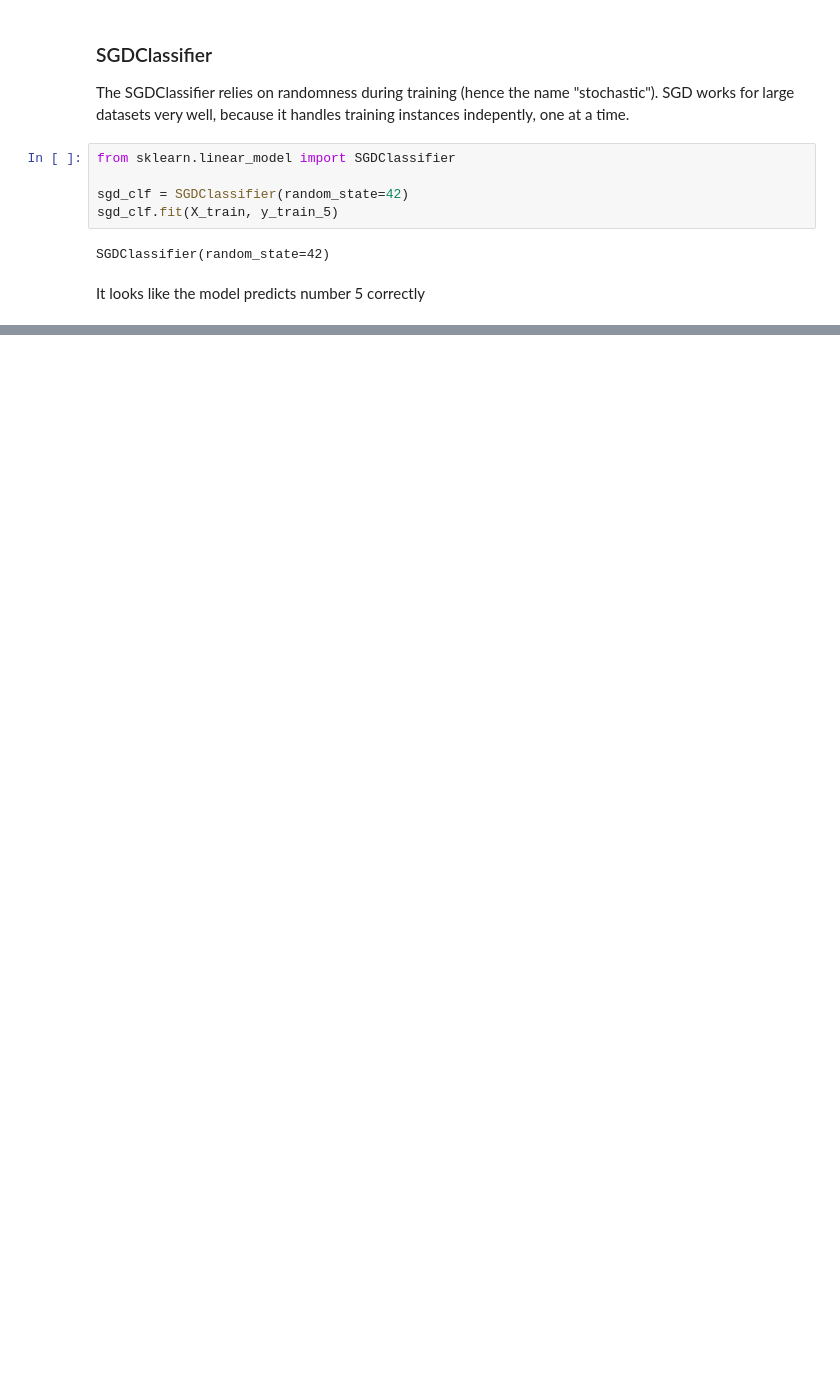
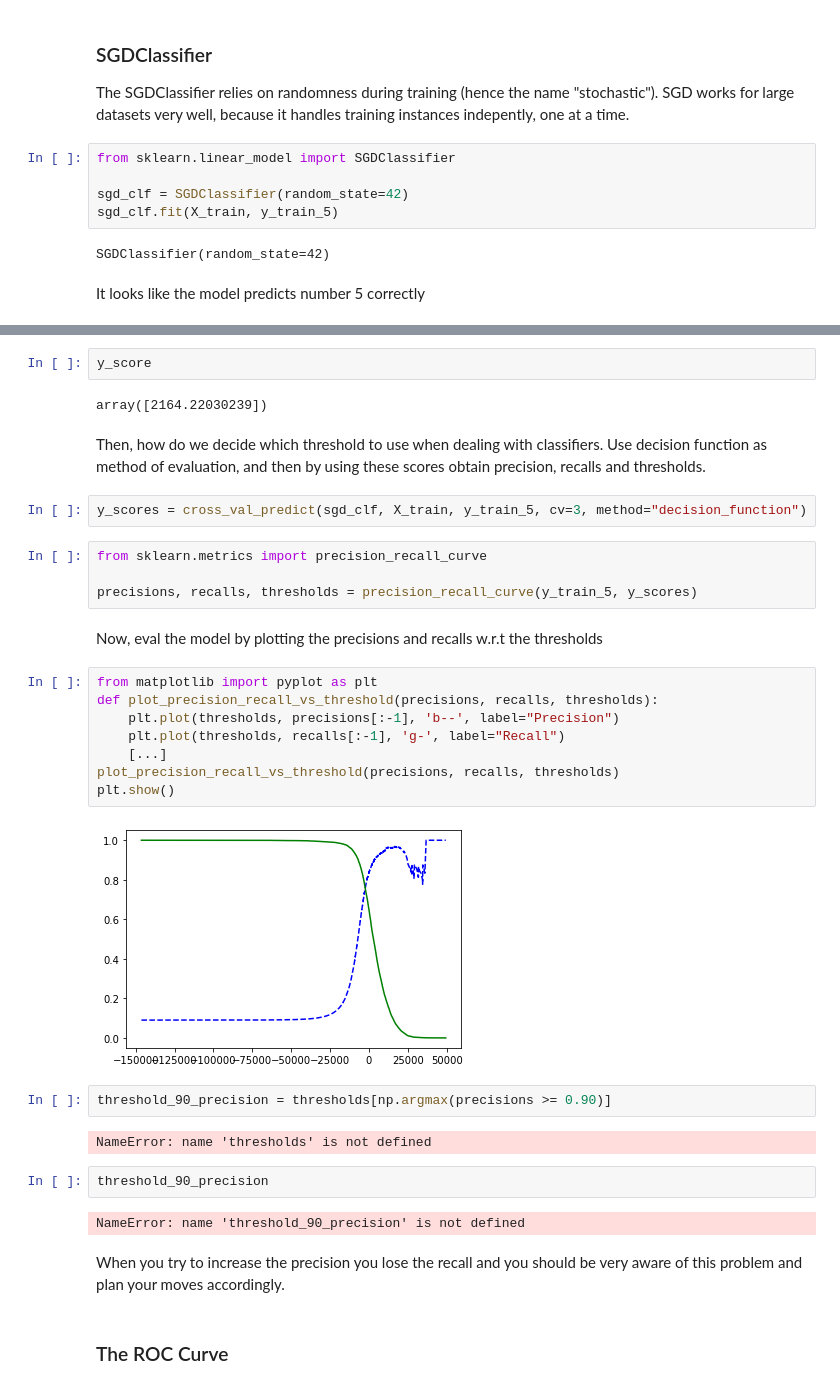
Before and after one commit to nitec427/Geron-MLNotebooks, a Jupyter notebook: classification.ipynb, the cells around one changed output, grey strips where cells are left out. Drawn from its saved outputs; the diff is of its cells as text; blank space fills up the shorter version.

```diff
--- a/classification.ipynb
+++ b/classification.ipynb
@@ -73,0 +211,36 @@ array([ True])
+# %%
+y_score
+# %% [output]
+array([2164.22030239])
+# %% [markdown]
+Then, how do we decide which threshold to use when dealing with classifiers. Use decision function as method of evaluation, and then by using these scores obtain precision, recalls and thresholds.
+# %%
+y_scores = cross_val_predict(sgd_clf, X_train, y_train_5, cv=3, method="decision_function")
+# %%
+from sklearn.metrics import precision_recall_curve
+
+precisions, recalls, thresholds = precision_recall_curve(y_train_5, y_scores)
+# %% [markdown]
+Now, eval the model by plotting the precisions and recalls w.r.t the thresholds
+# %%
+from matplotlib import pyplot as plt
+def plot_precision_recall_vs_threshold(precisions, recalls, thresholds):
+    plt.plot(thresholds, precisions[:-1], 'b--', label="Precision")
+    plt.plot(thresholds, recalls[:-1], 'g-', label="Recall")
+    [...]
+plot_precision_recall_vs_threshold(precisions, recalls, thresholds)
+plt.show()
+# %% [output]
+[figure, added]
+# %%
+threshold_90_precision = thresholds[np.argmax(precisions >= 0.90)]
+# %% [output]
+NameError: name 'thresholds' is not defined
+# %%
+threshold_90_precision
+# %% [output]
+NameError: name 'threshold_90_precision' is not defined
+# %% [markdown]
+When you try to increase the precision you lose the recall and you should be very aware of this problem and plan your moves accordingly.
+# %% [markdown]
+### The ROC Curve
```
Also changed, not shown: parts of 26 cells of this notebook, 1 other file.
